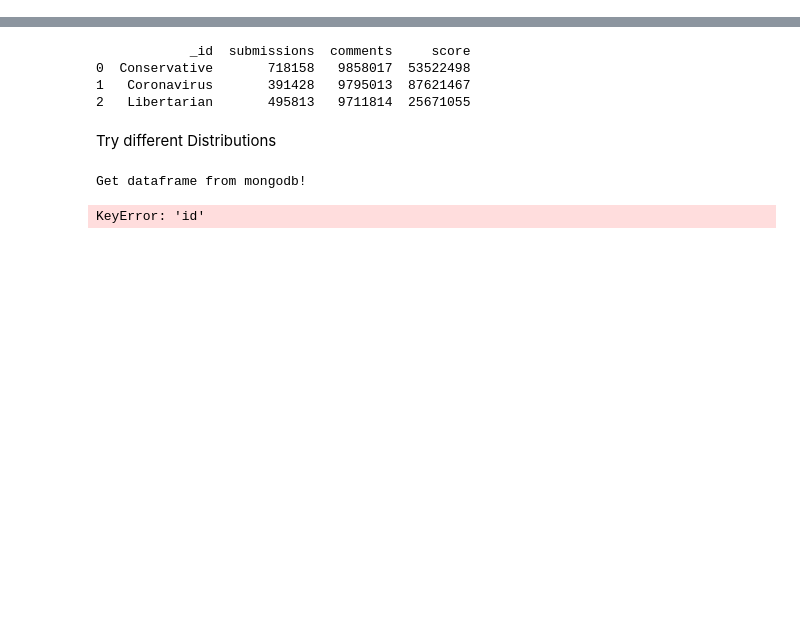
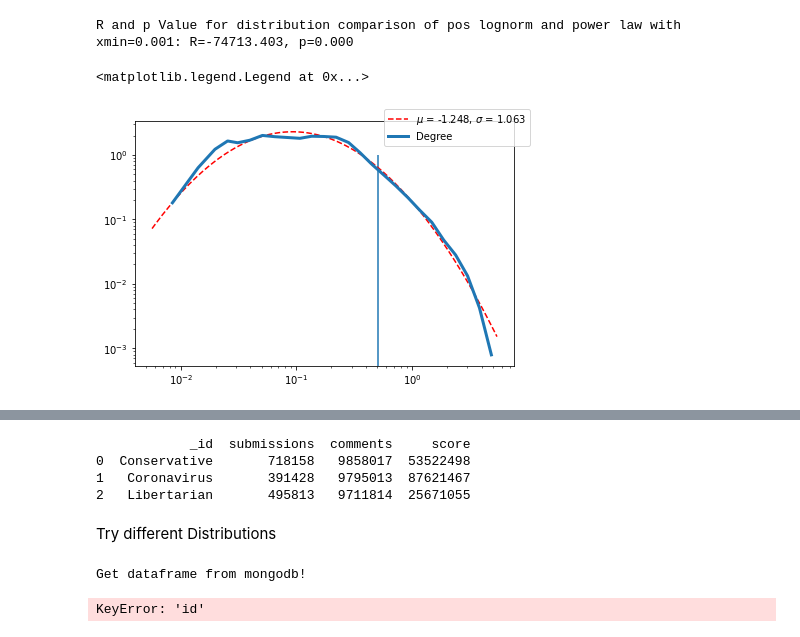
Before and after one commit to vneuhaus/InteractionNetworks, a Jupyter notebook: degreeDistributions.ipynb, the cells around one changed output, grey strips where cells are left out. Drawn from its saved outputs; the diff is of its cells as text; code cells hidden in the pictures; blank space fills up the shorter version.

```diff
--- a/degreeDistributions.ipynb
+++ b/degreeDistributions.ipynb
@@ -85,0 +198,26 @@ print(df)
+# %%
+colors = ['#a50026','#d73027','#f46d43','#fdae61','#fee090','#e0f3f8','#abd9e9','#74add1','#4575b4','#313695']
+fig, axis = plt.subplots(1)
+fig.set_figheight(4)
+fig.set_figwidth(6)
+fig.tight_layout()
+"""G = ig.Graph.DataFrame(df[['user_id','parent_user_id']], directed=True)
+np.seterr(divide='ignore', invalid='ignore')
+triangles = np.array(network.get_triangles(G))/np.array(G.degree())
+triangles_nonzero = triangles[triangles>0]"""
+xmin=0.001
+range_dict = {'mu': [0.00001, 0.03]}
+fit = plw.Fit(triangles_nonzero, discrete=False, xmin=xmin, linear_bins=True, sigma_threshold = .0001, range_dict=range_dict)
+#R, p = fit.distribution_compare('lognormal_positive','power_law',normalized_ratio = True)
+print('R and p Value for distribution comparison of pos lognorm and power law with xmin={}: R={:0.3f}, p={:0.3f}'.format(xmin,R,p))
+#fit.power_law.plot_pdf(ax=axis, color = 'r', linestyle = '-')
+str_label_fit = r'$\mu$ = {:0.3f}, $\sigma$ = {:0.3f}'.format(fit.lognormal.mu, fit.lognormal.sigma)
+#fit.lognormal_positive.plot_pdf(ax=axis, color='r', linestyle='--', **{'label': str_label_fit})
+fit.lognormal.plot_pdf(ax=axis, color='r', linestyle='--', **{'label': str_label_fit})
+axis.vlines(np.exp(-1.248+(1.062**2)/2), 0, 1)
+fit.plot_pdf(ax=axis, lw=3, original_data=True, **{'label': 'Degree'})
+fig.legend()
+# %% [output]
+R and p Value for distribution comparison of pos lognorm and power law with xmin=0.001: R=-74713.403, p=0.000
+<matplotlib.legend.Legend at 0x...>
+[figure, added]
```
Also changed, not shown: parts of 33 cells of this notebook, 6 other files.
